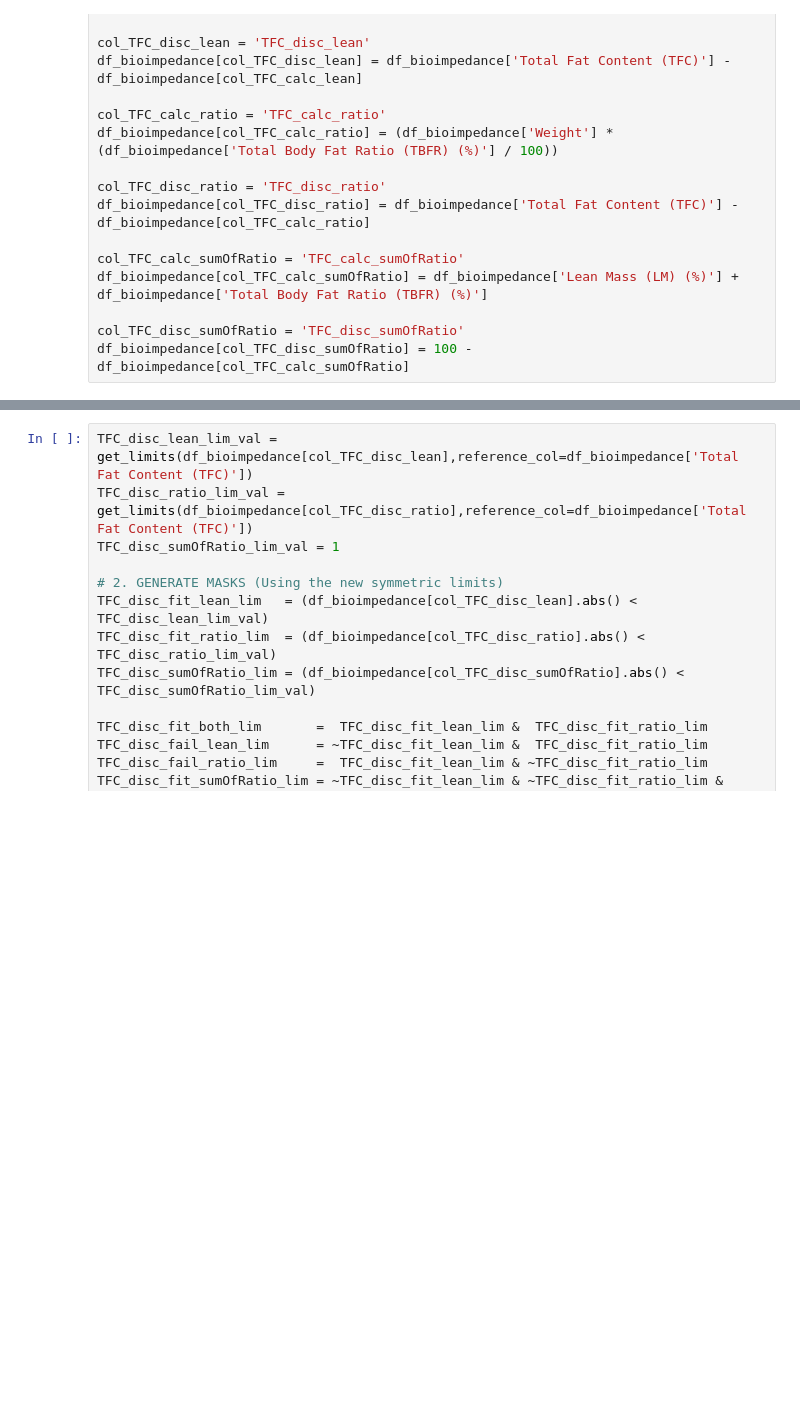
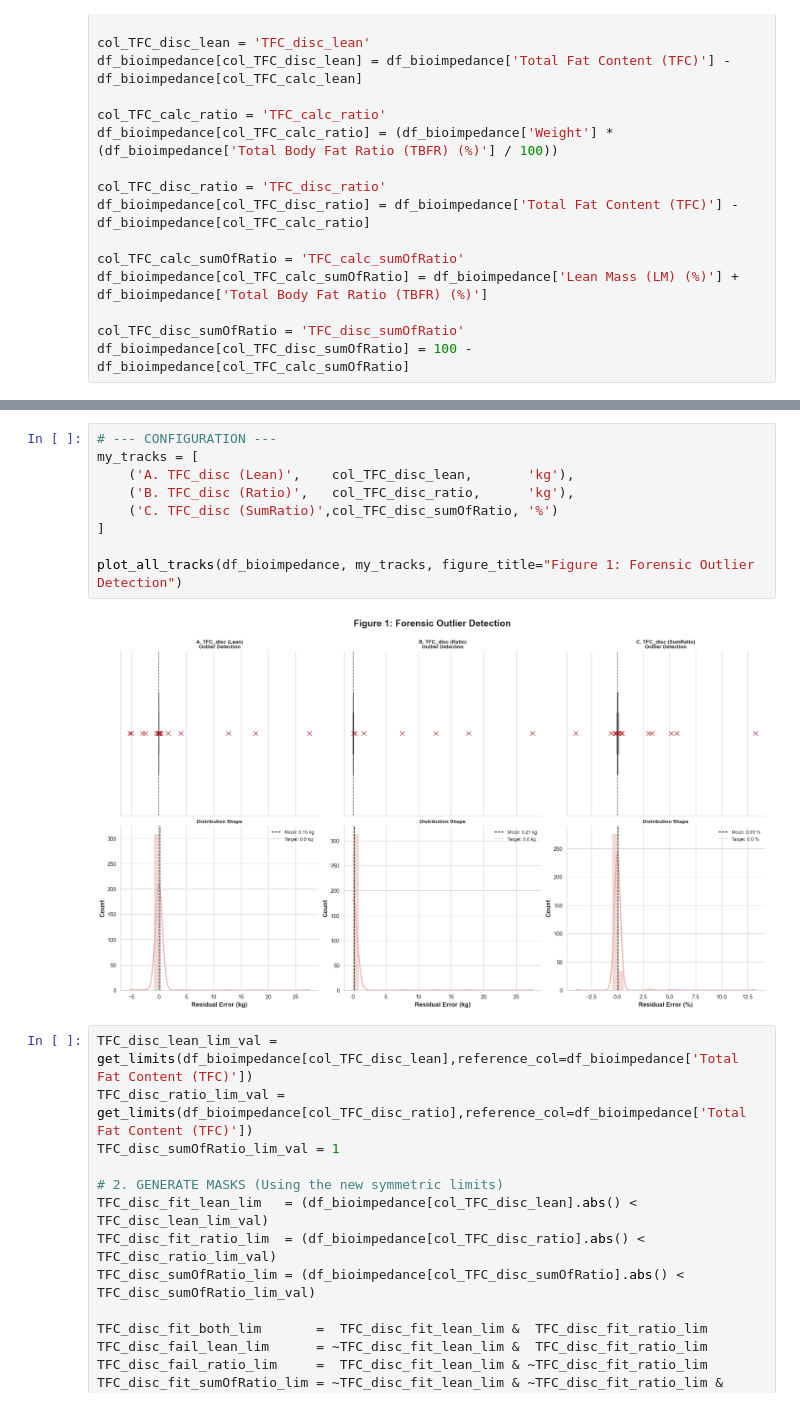
Before and after one commit to youquanneu/COMP3200_Individual_Project, a Jupyter notebook: Pipeline/FeaturesAnalysis2.ipynb, the cells around one changed output, grey strips where cells are left out. Saved outputs shown, nothing was run; the diff lists cells and outputs as text; blank space fills up the shorter version.

```diff
--- a/Pipeline/FeaturesAnalysis2.ipynb
+++ b/Pipeline/FeaturesAnalysis2.ipynb
@@ -486,3 +603,14 @@ plt.show()
+# %%
+# --- CONFIGURATION ---
+my_tracks = [
+    ('A. TFC_disc (Lean)',    col_TFC_disc_lean,       'kg'),
+    ('B. TFC_disc (Ratio)',   col_TFC_disc_ratio,      'kg'),
+    ('C. TFC_disc (SumRatio)',col_TFC_disc_sumOfRatio, '%')
+]
+
+plot_all_tracks(df_bioimpedance, my_tracks, figure_title="Figure 1: Forensic Outlier Detection")
+# %% [output]
+[figure, added]
 # %%
 TFC_disc_lean_lim_val = get_limits(df_bioimpedance[col_TFC_disc_lean],reference_col=df_bioimpedance['Total Fat Content (TFC)'])
 TFC_disc_ratio_lim_val = get_limits(df_bioimpedance[col_TFC_disc_ratio],reference_col=df_bioimpedance['Total Fat Content (TFC)'])
```
Also changed, not shown: parts of 20 cells of this notebook.
